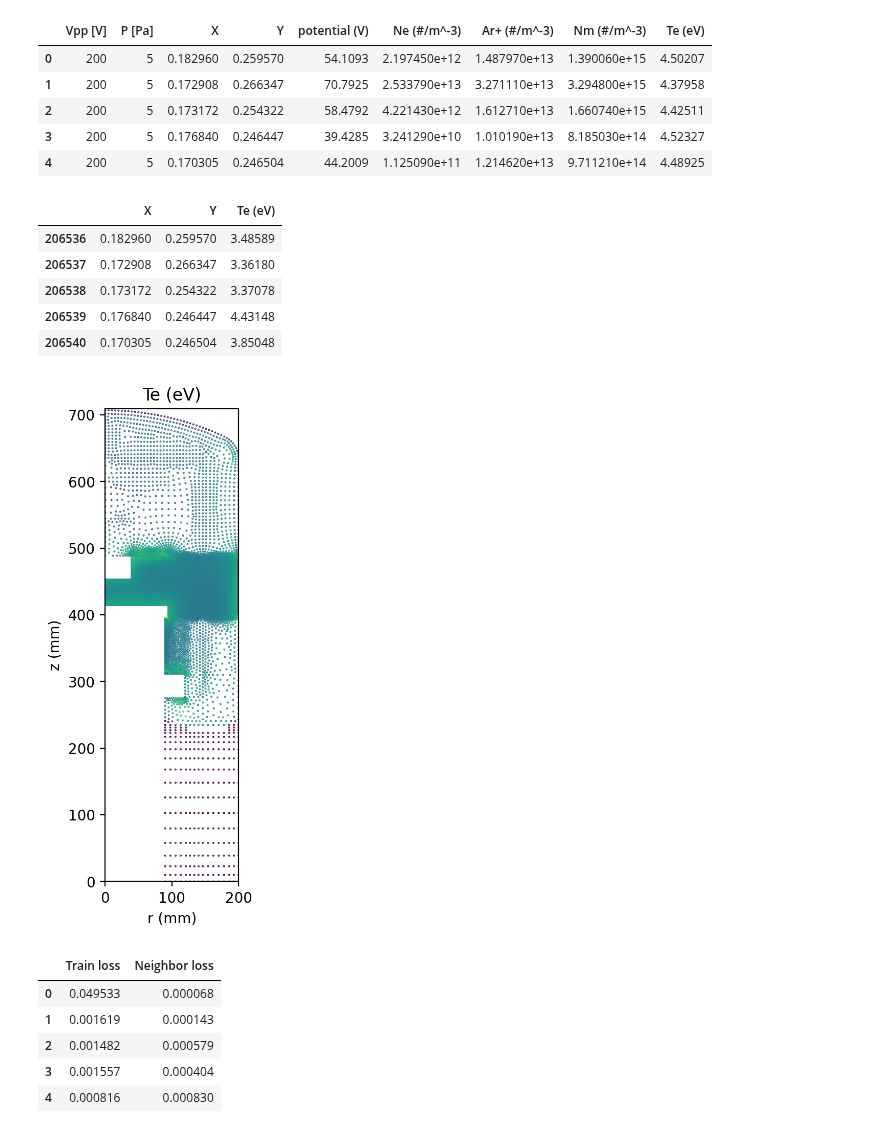
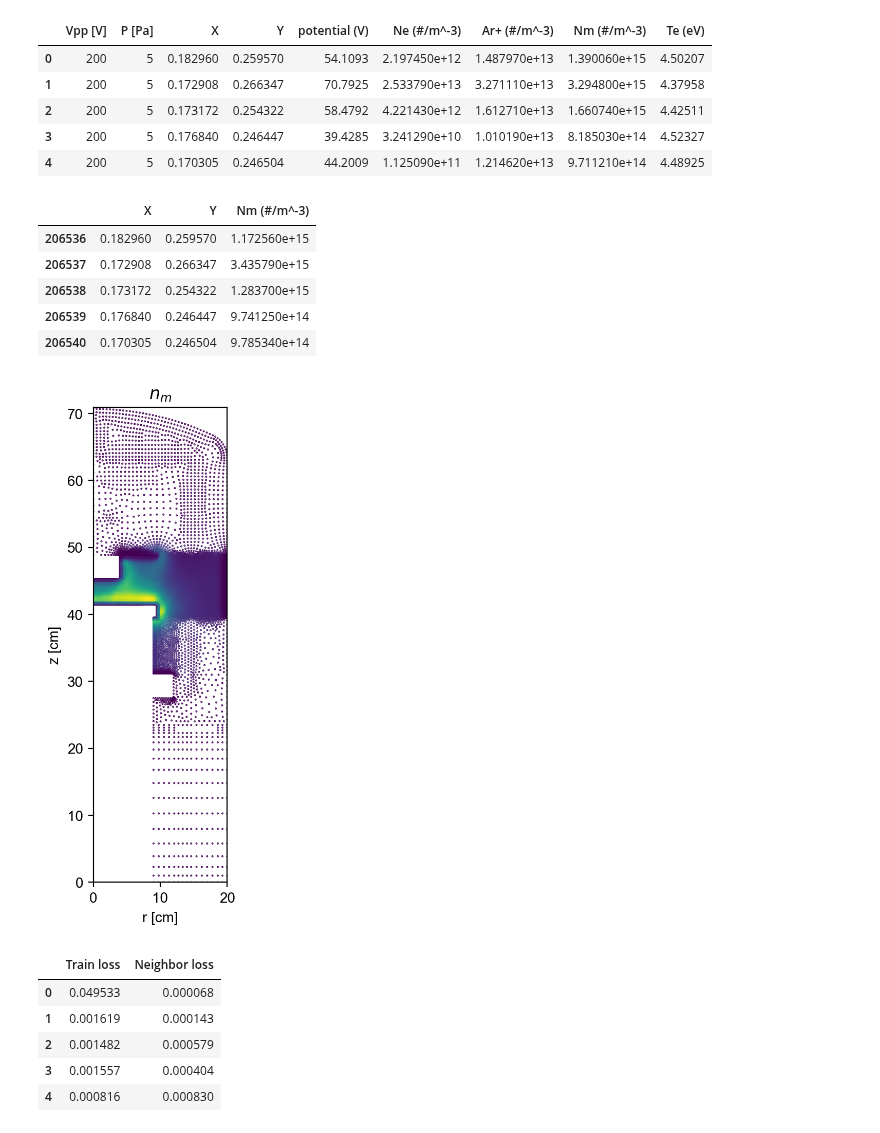
Before and after one commit to jarltc/2d-discharge-nn, a Jupyter notebook: data-vis.ipynb, the cells around one changed output. Cells and saved outputs as stored; diff of their text form; code cells hidden in the pictures.

```diff
--- a/data-vis.ipynb
+++ b/data-vis.ipynb
@@ -44,26 +71,26 @@ mesh_df.head()
 # %%
 dataset = mesh_df.loc[(mesh_df['Vpp [V]'] == 300) & (mesh_df['P [Pa]'] == 45)]
 # %%
-dataset[['X', 'Y', 'Te (eV)']].head()
+dataset[['X', 'Y', 'Nm (#/m^-3)']].head()
 # %% [output]
-|  | X | Y | Te (eV) |
-| 206536 | 0.182960 | 0.259570 | 3.48589 |
-| 206537 | 0.172908 | 0.266347 | 3.36180 |
-| 206538 | 0.173172 | 0.254322 | 3.37078 |
-| 206539 | 0.176840 | 0.246447 | 4.43148 |
-| 206540 | 0.170305 | 0.246504 | 3.85048 |
+|  | X | Y | Nm (#/m^-3) |
+| 206536 | 0.182960 | 0.259570 | 1.172560e+15 |
+| 206537 | 0.172908 | 0.266347 | 3.435790e+15 |
+| 206538 | 0.173172 | 0.254322 | 1.283700e+15 |
+| 206539 | 0.176840 | 0.246447 | 9.741250e+14 |
+| 206540 | 0.170305 | 0.246504 | 9.785340e+14 |
 # %%
 fig, ax = plt.subplots(dpi=200, figsize=(12, 6))
-ax.scatter(dataset['X']*1000, dataset['Y']*1000, c=dataset['Te (eV)'], cmap='viridis', s=0.2)
+ax.scatter(dataset['X']*100, dataset['Y']*100, c=dataset['Nm (#/m^-3)'], cmap='viridis', s=0.2)
 ax.set_aspect('equal')
-ax.set_title('Te (eV)')
-ax.set_ylabel('z (mm)')
-ax.set_xlabel('r (mm)')
-ax.set_ylim(0, 709)
-ax.set_xlim(0, 200)
-fig.savefig('/Users/jarl/Documents/阪大/research/ICDDPS-4/poster/mesh.png', bbox_inches='tight', dpi=300)
+ax.set_title('$n_m$')
+ax.set_ylabel('z [cm]')
+ax.set_xlabel('r [cm]')
+ax.set_ylim(0, 70.9)
+ax.set_xlim(0, 20)
+fig.savefig('/Users/jarl/2d-discharge-nn/nm_mesh.png', bbox_inches='tight', dpi=300)
 # %% [output]
-[figure, old version]
+[figure, new version]
 # %%
 loss_data = Path('/Volumes/Salmon/research/2D_NN/created_models/2023-04-26_1557/losses.csv')
 loss = pd.DataFrame(pd.read_csv(loss_data))
```
Also changed, not shown: parts of 16 cells of this notebook.
